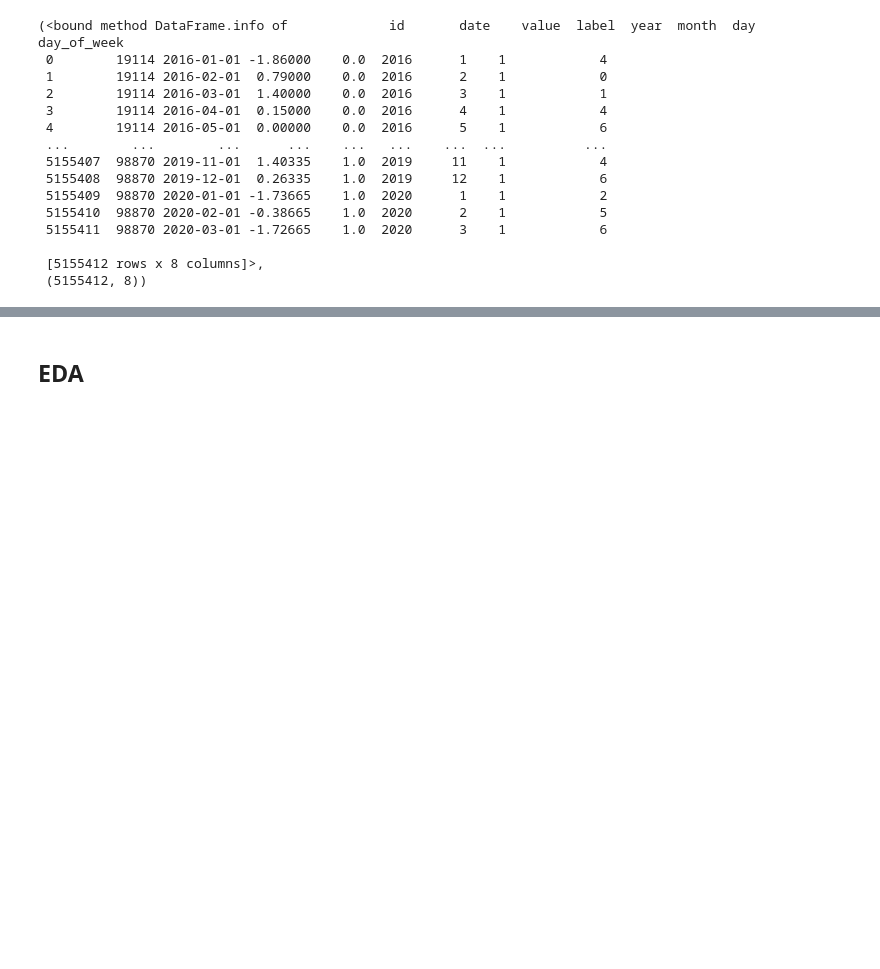
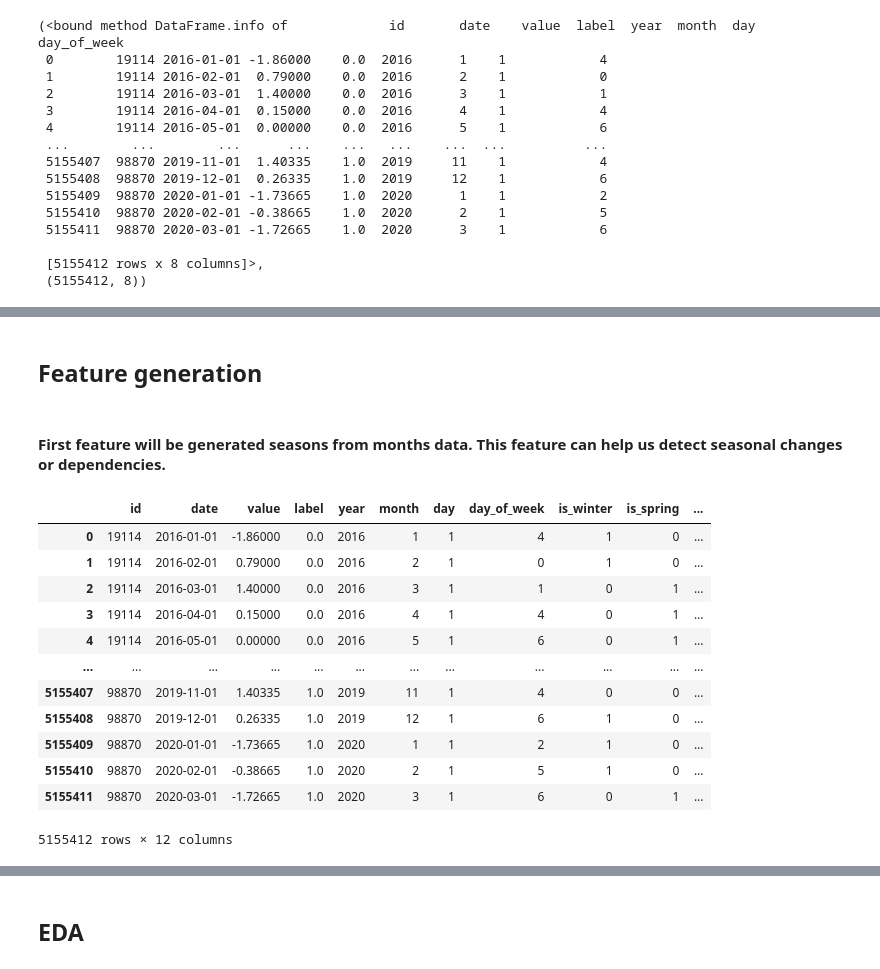
Before and after one commit to kvufee/ds_ml-learning, a Jupyter notebook: vk-internship-ds-task2/classificator.ipynb, the cells around one changed output, grey strips where cells are left out. Drawn from its saved outputs; the diff is of its cells as text; code cells hidden in the pictures; blank space fills up the shorter version.

```diff
--- a/vk-internship-ds-task2/classificator.ipynb
+++ b/vk-internship-ds-task2/classificator.ipynb
@@ -34,5 +32,5 @@ df_train
 # %%
-def createTimeSeriesFeatures(df):
+def createTimeSeriesFeatures(df: pd.DataFrame) -> pd.DataFrame:
     rows = []
 
     for _, row in df.iterrows():
@@ -152,3 +150,38 @@ features_df.describe().T
 | month | 5155412.0 | 6.38347 | 1.0 | 3.0 | 6.0 | 9.0 | 12.0 | 3.443433 |
 | day | 5155412.0 | 1.0 | 1.0 | 1.0 | 1.0 | 1.0 | 1.0 | 0.0 |
 | day_of_week | 5155412.0 | 3.018144 | 0.0 | 1.0 | 3.0 | 5.0 | 6.0 | 1.983396 |
+# %% [markdown]
+## Feature generation
+# %% [markdown]
+#### First feature will be generated seasons from months data. This feature can help us detect seasonal changes or dependencies.
+# %%
+def categorizeSeasons(value: int) -> str:
+    if value == 12 or value == 1 or value == 2:
+        return 'winter'
+    elif value in range(3, 6):
+        return 'spring'
+    elif value in range(6, 9):
+        return 'summer'
+    else:
+        return 'autumn'
+# %%
+features_df['is_winter'] = features_df['month'].apply(lambda x: 1 if categorizeSeasons(x) == 'winter' else 0)
+features_df['is_spring'] = features_df['month'].apply(lambda x: 1 if categorizeSeasons(x) == 'spring' else 0)
+features_df['is_summer'] = features_df['month'].apply(lambda x: 1 if categorizeSeasons(x) == 'summer' else 0)
+features_df['is_autumn'] = features_df['month'].apply(lambda x: 1 if categorizeSeasons(x) == 'autumn' else 0)
+
+features_df
+# %% [output]
+|  | id | date | value | label | year | month | day | day_of_week | is_winter | is_spring | ... |
+| 0 | 19114 | 2016-01-01 | -1.86000 | 0.0 | 2016 | 1 | 1 | 4 | 1 | 0 | ... |
+| 1 | 19114 | 2016-02-01 | 0.79000 | 0.0 | 2016 | 2 | 1 | 0 | 1 | 0 | ... |
+| 2 | 19114 | 2016-03-01 | 1.40000 | 0.0 | 2016 | 3 | 1 | 1 | 0 | 1 | ... |
+| 3 | 19114 | 2016-04-01 | 0.15000 | 0.0 | 2016 | 4 | 1 | 4 | 0 | 1 | ... |
+| 4 | 19114 | 2016-05-01 | 0.00000 | 0.0 | 2016 | 5 | 1 | 6 | 0 | 1 | ... |
+| ... | ... | ... | ... | ... | ... | ... | ... | ... | ... | ... | ... |
+| 5155407 | 98870 | 2019-11-01 | 1.40335 | 1.0 | 2019 | 11 | 1 | 4 | 0 | 0 | ... |
+| 5155408 | 98870 | 2019-12-01 | 0.26335 | 1.0 | 2019 | 12 | 1 | 6 | 1 | 0 | ... |
+| 5155409 | 98870 | 2020-01-01 | -1.73665 | 1.0 | 2020 | 1 | 1 | 2 | 1 | 0 | ... |
+| 5155410 | 98870 | 2020-02-01 | -0.38665 | 1.0 | 2020 | 2 | 1 | 5 | 1 | 0 | ... |
+| 5155411 | 98870 | 2020-03-01 | -1.72665 | 1.0 | 2020 | 3 | 1 | 6 | 0 | 1 | ... |
+5155412 rows × 12 columns
```
Also changed, not shown: parts of 15 cells of this notebook.
